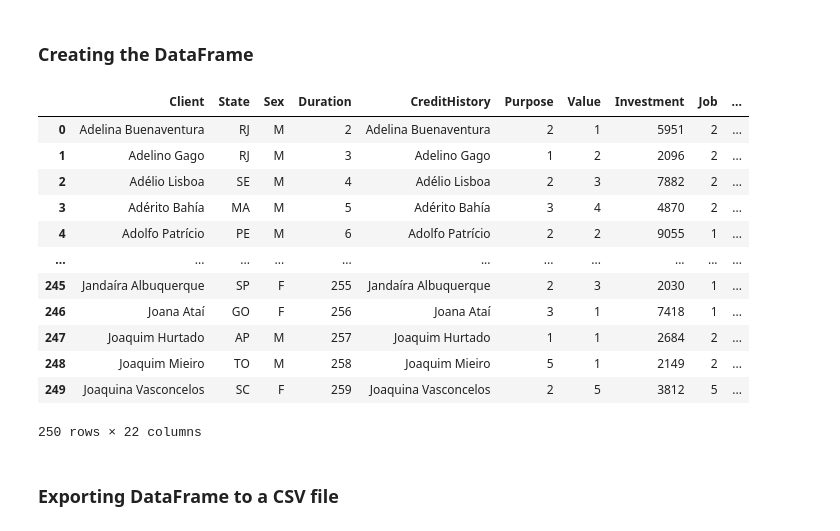
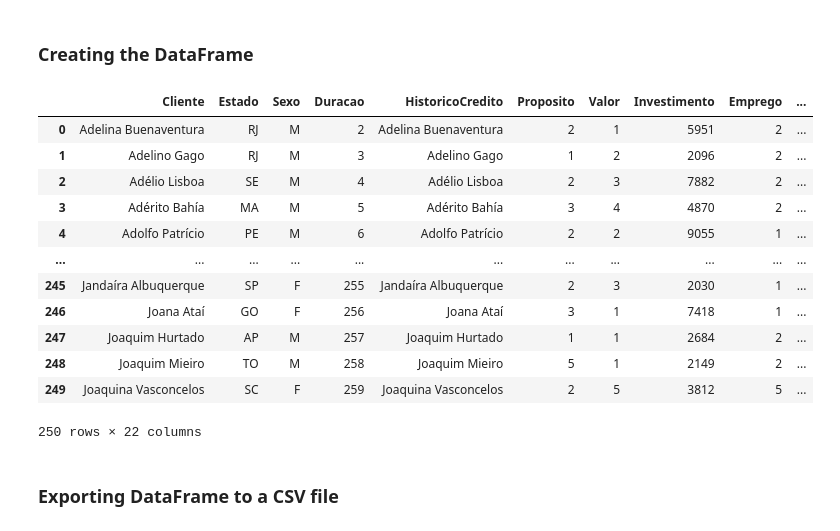
Before and after one commit to Massato01/WBK-Clients-Prediction, a Jupyter notebook: scripts/ConectDatabase.ipynb, the cells around one changed output. Drawn from its saved outputs; the diff is of its cells as text; code cells hidden in the pictures.

```diff
--- a/scripts/ConectDatabase.ipynb
+++ b/scripts/ConectDatabase.ipynb
@@ -106,54 +106,54 @@ client = [records_clients[i][1] for i in range(250)]
 state = [records_clients[i][2] for i in range(250)]
 sex = [records_clients[i][3] for i in range(250)]
 duration = [records_credits[i][0] for i in range(250)]
 credit_history = [records_clients[i][1] for i in range(250)]
 purpose = [records_credits[i][2] for i in range(250)]
 value = [records_credits[i][3] for i in range(250)]
 investment = [records_credits[i][4] for i in range(250)]
 job = [records_credits[i][5] for i in range(250)]
 installment_time = [records_credits[i][6] for i in range(250)] # parcelamento
 marital_state = [records_credits[i][7] for i in range(250)]
 fiador = [records_credits[i][8] for i in range(250)]
 residence_since = [records_credits[i][9] for i in range(250)]
 age = [records_credits[i][10] for i in range(250)]
 other_finance = [records_credits[i][11] for i in range(250)]
 housing = [records_credits[i][12] for i in range(250)]
 existing_loan = [records_credits[i][13] for i in range(250)] # emprestimo
 profession = [records_credits[i][14] for i in range(250)]
 dependents = [records_credits[i][15] for i in range(250)]
 socio_company = [records_credits[i][16] for i in range(250)]
 foreign = [records_credits[i][17] for i in range(250)]
 status = [records_credits[i][18] for i in range(250)]
 
 data = {
-    'Client' : client,
-    'State' : state,
-    'Sex' : sex,
-    'Duration' : duration,
-    'CreditHistory' : credit_history,
-    'Purpose' : purpose,
-    'Value' : value,
-    'Investment' : investment,
-    'Job' : job,
-    'InstallmentTime' : installment_time,
-    'MaritalState' : marital_state,
+    'Cliente' : client,
+    'Estado' : state,
+    'Sexo' : sex,
+    'Duracao' : duration,
+    'HistoricoCredito' : credit_history,
+    'Proposito' : purpose,
+    'Valor' : value,
+    'Investimento' : investment,
+    'Emprego' : job,
+    'TempoParcelamento' : installment_time,
+    'EstadoCivil' : marital_state,
     'Fiador' : fiador,
-    'EesidenceSince' : residence_since,
-    'Age' : age,
-    'OtherFinance' : other_finance,
-    'Housing' : housing,
-    'ExistingLoan' : existing_loan,
-    'Profession' : profession,
-    'Dependents' : dependents,
-    'SocioCompany' : socio_company,
-    'Foreign' : foreign,
+    'ResidenciaDesde' : residence_since,
+    'Idade' : age,
+    'OutrosFinanciamentos' : other_finance,
+    'Habitacao' : housing,
+    'EmprestimoExistente' : existing_loan,
+    'Profissao' : profession,
+    'Dependentes' : dependents,
+    'SocioEmpresa' : socio_company,
+    'Estrangeiro' : foreign,
     'Status' : status
 }
 
 df = pd.DataFrame(data)
 df
 # %% [output]
-|  | Client | State | Sex | Duration | CreditHistory | Purpose | Value | Investment | Job | ... |
+|  | Cliente | Estado | Sexo | Duracao | HistoricoCredito | Proposito | Valor | Investimento | Emprego | ... |
 | 0 | Adelina Buenaventura | RJ | M | 2 | Adelina Buenaventura | 2 | 1 | 5951 | 2 | ... |
 | 1 | Adelino Gago | RJ | M | 3 | Adelino Gago | 1 | 2 | 2096 | 2 | ... |
 | 2 | Adélio Lisboa | SE | M | 4 | Adélio Lisboa | 2 | 3 | 7882 | 2 | ... |
```
Also changed, not shown: parts of 3 cells of this notebook, 5 other files.
